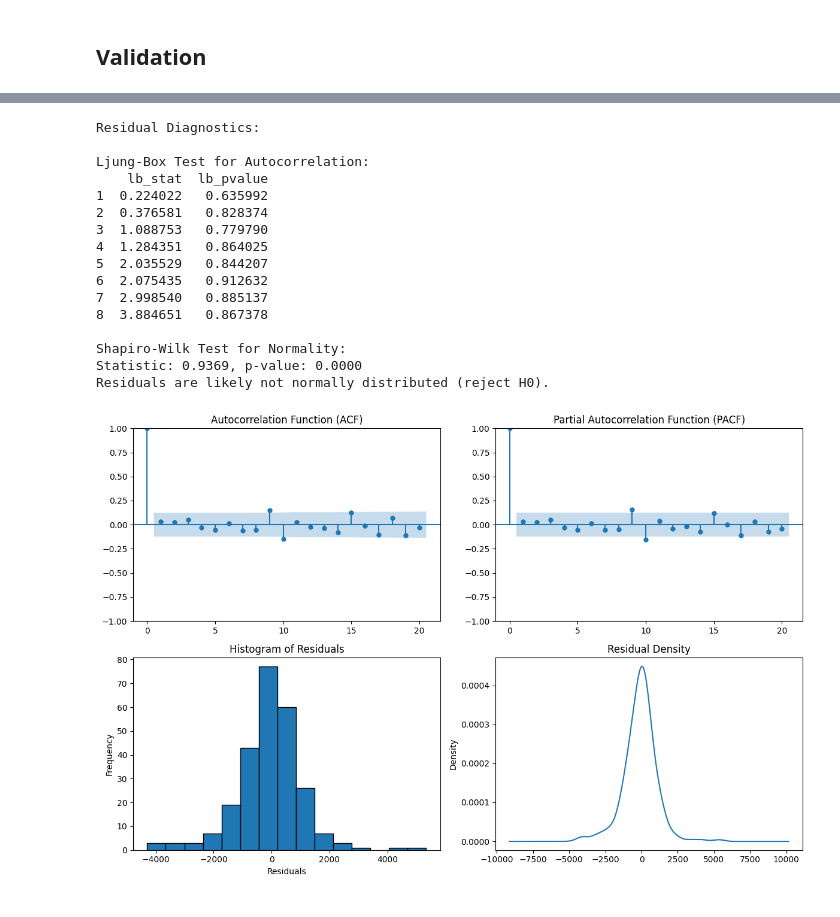
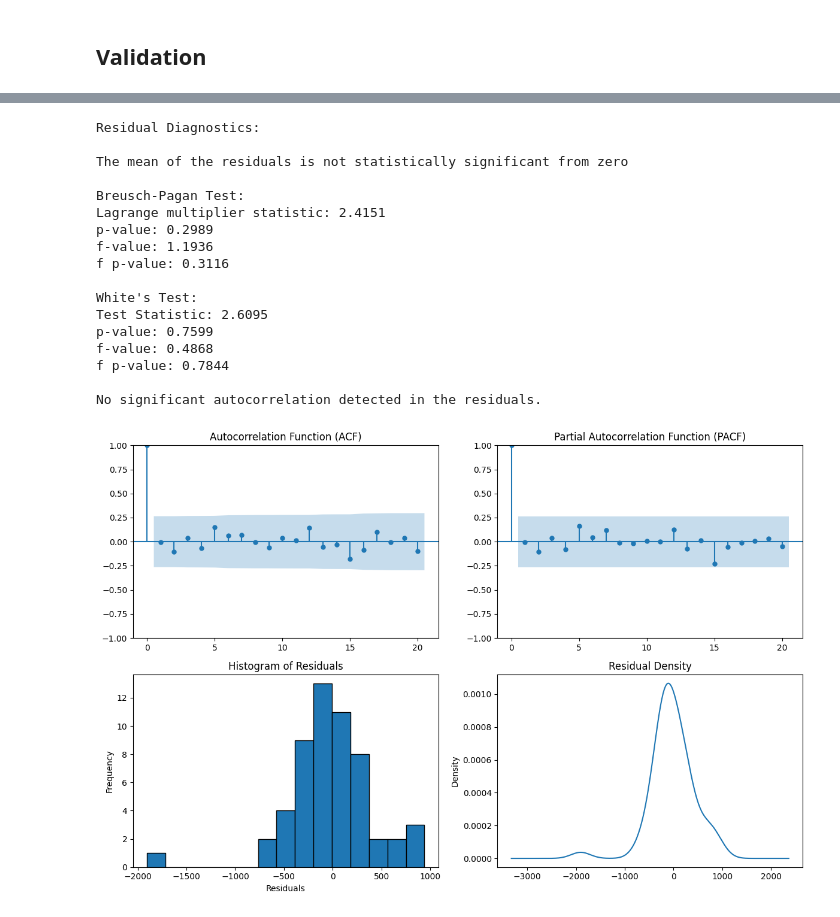
Before and after one commit to cferggie/Predicting-Bitcoin-Returns-with-Long-Short-Term-Memory-LSTM-Neural-Networks, a Jupyter notebook: ARIMA.ipynb, the cells around one changed output, grey strips where cells are left out. Drawn from its saved outputs; the diff is of its cells as text; code cells hidden in the pictures.

Commit message:
final arima updates, need to fix hetero issues in residuals

```diff
--- a/ARIMA.ipynb
+++ b/ARIMA.ipynb
@@ -98,8 +102,8 @@ lowest_bic = float('inf')
 best_p_bic = None
 best_q_bic = None
 
-for p in range(0,10):
-    for q in range(0,10):
+for p in range(0,7):
+    for q in range(0,7):
         #create model
         model=ARIMA(train, order=(p,1,q))
         results = model.fit()
@@ -252,11 +288,11 @@ plt.show()
 # %% [markdown]
 ## Validation
 # %%
-def validiation_process(validation_set):
+def validiation_process(train_set, validation_set):
     '''
     Selects the most optimal model parameters based on RMSE on the validation set.
 
-    Input: validation set
+    Input: training set, validation set
     Output: optimal p, optimal q, rmse, predictions
     '''
 
@@ -267,14 +303,14 @@ def validiation_process(validation_set):
     predictions = []
 
     #Run through each possible p and q in our selected range
-    for p in range(0,9):
-        for q in range(0,9):
+    for p in range(0,7):
+        for q in range(0,7):
             try:
-                history = list(validation_set) #reset history
+                history = list(train_set)
                 temp_predictions = []
 
                 #Run through each valdiation set observation
-                for i in range(len(validation_set+1)):
+                for i in range(len(validation_set)):
                     model = ARIMA(history, order=(p,1,q))
                     results = model.fit()
 
@@ -286,7 +322,6 @@ def validiation_process(validation_set):
                     obs = validation_set[i]
                     history.append(obs)
                     temp_predictions.append(yhat)
-                    # predictions[f'ARIMA({p},1,{q}) Predictions'].append(yhat)
 
                 #Calculate RMSE for the predictions
                 valid_mse = mean_squared_error(validation_set, temp_predictions)
@@ -306,5 +341,5 @@ def validiation_process(validation_set):
 
     return best_p, best_q, lowest_rmse, predictions
 
-best_p_valid, best_q_valid, lowest_rmse_valid, valid_predictions = validiation_process(validation)
+best_p_valid, best_q_valid, lowest_rmse_valid, valid_predictions = validiation_process(train, validation)
 # %% [output]
@@ -344,22 +379,23 @@ Validation RMSE: 356.0083987822205
 # %%
 # plot residuals
 residuals_valid = validation - valid_predictions
-residual_diagnostics(residuals)
+residual_diagnostics(residuals_valid)
 # %% [output]
 Residual Diagnostics:
 
-Ljung-Box Test for Autocorrelation:
-    lb_stat  lb_pvalue
-1  0.224022   0.635992
-2  0.376581   0.828374
-3  1.088753   0.779790
-4  1.284351   0.864025
-5  2.035529   0.844207
-6  2.075435   0.912632
-7  2.998540   0.885137
-8  3.884651   0.867378
+The mean of the residuals is not statistically significant from zero
 
-Shapiro-Wilk Test for Normality:
-Statistic: 0.9369, p-value: 0.0000
-Residuals are likely not normally distributed (reject H0).
+Breusch-Pagan Test:
+Lagrange multiplier statistic: 2.4151
+p-value: 0.2989
+f-value: 1.1936
+f p-value: 0.3116
+
+White's Test:
+Test Statistic: 2.6095
+p-value: 0.7599
+f-value: 0.4868
+f p-value: 0.7844
+
+No significant autocorrelation detected in the residuals.
-[figure, old version]
+[figure, new version]
```
Also changed, not shown: parts of 11 cells of this notebook.
